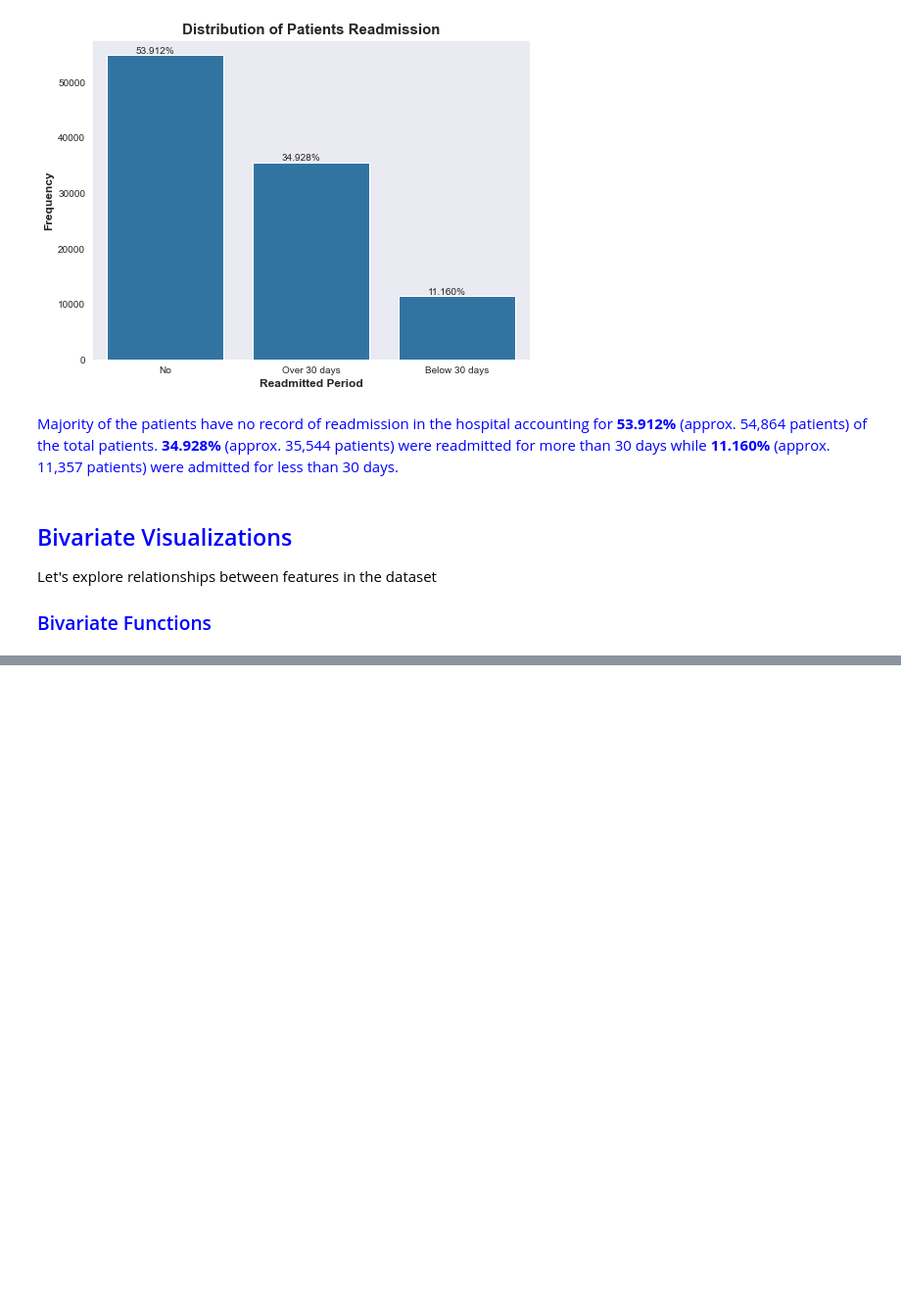
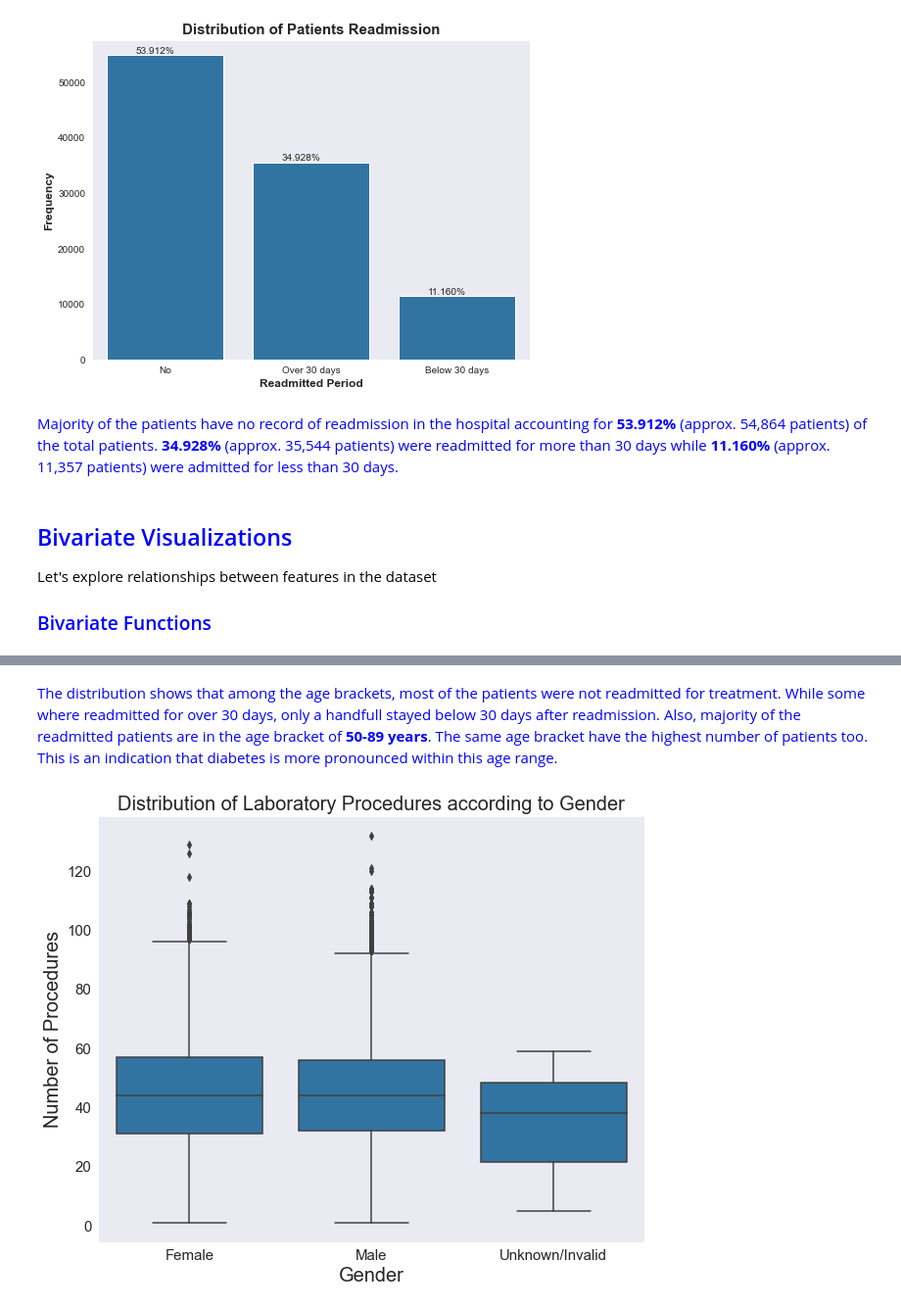
Before and after one commit to Merci93/Diabetes_in_the_US, a Jupyter notebook: US_diabetes_Analysis.ipynb, the cells around one changed output, grey strips where cells are left out. Shown at 98% size. Cells and saved outputs as stored; diff of their text form; code cells hidden in the pictures; blank space fills up the shorter version.

Commit message:
Gender and Laboratory procedures

```diff
--- a/US_diabetes_Analysis.ipynb
+++ b/US_diabetes_Analysis.ipynb
@@ -1109,0 +1099,7 @@ plot_bi(sb.countplot, 'age', None, 'readmitted', 'Distribution of Age and Readmi
+# %% [markdown]
+<span style = 'color:blue'>The distribution shows that among the age brackets, most of the patients were not readmitted for treatment. While some where readmitted for over 30 days, only a handfull stayed below 30 days after readmission. Also, majority of the readmitted patients are in the age bracket of **50-89 years**. The same age bracket have the highest number of patients too. This is an indication that diabetes is more pronounced within this age range.</span>
+# %%
+plot_bi(sb.boxplot, 'gender', 'lab_procedures', None, 'Distribution of Laboratory Procedures according to Gender',
+    'Gender', 'Number of Procedures', None, sb.color_palette()[0])
+# %% [output]
+[figure, added]
```
Also changed, not shown: parts of 16 cells of this notebook.
